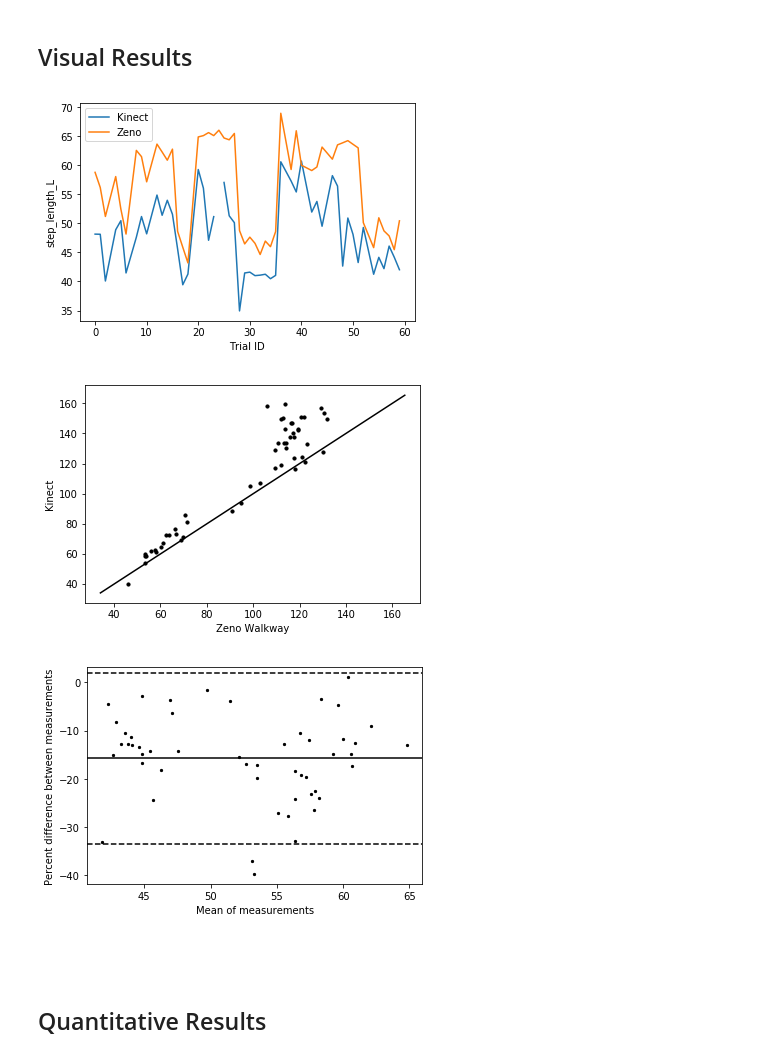
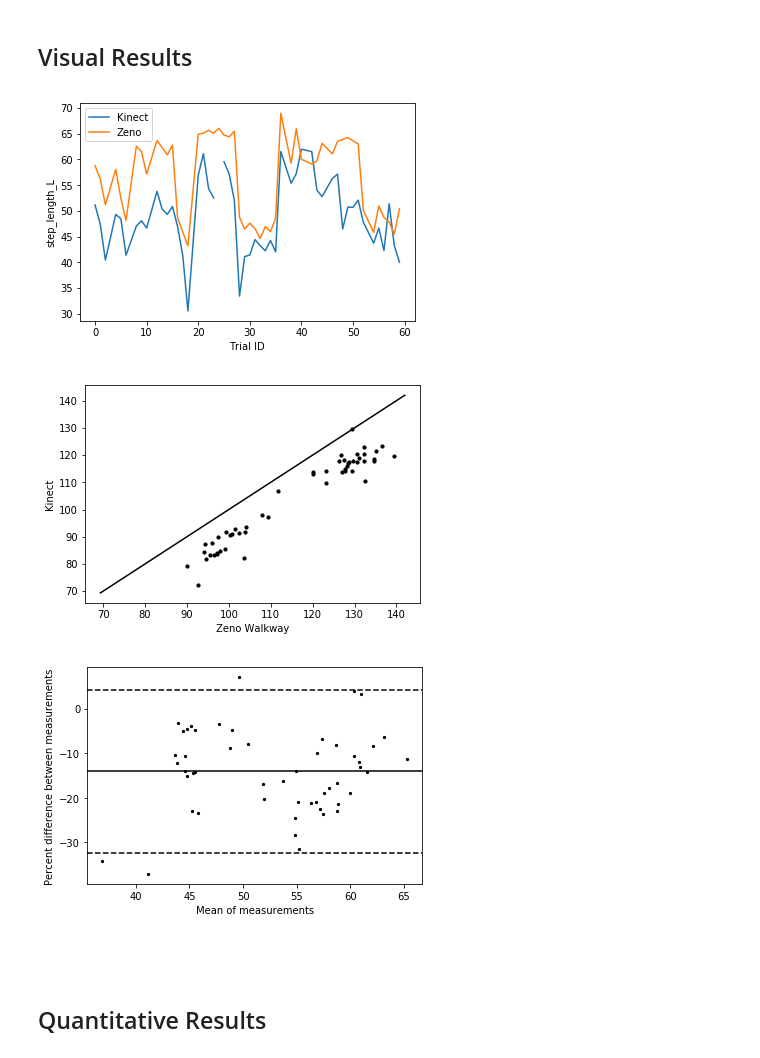
Before and after one commit to ajhynes7/side-view-depth-gait, a Jupyter notebook: notebooks/analysis.ipynb, the cells around one changed output. Drawn from its saved outputs; the diff is of its cells as text; code cells hidden in the pictures.

Commit message:
Update kinect_gait_metrics. Code can now be run.

```diff
--- a/notebooks/analysis.ipynb
+++ b/notebooks/analysis.ipynb
@@ -42,9 +42,9 @@ df_z = df_total.filter(like='_z')
 df_k = df_k.rename(columns=lambda x: str(x)[:-2])
 df_z = df_z.rename(columns=lambda x: str(x)[:-2])
 
-# Add file names to individual DataFrames
-df_k['File'] = df_match.Kinect
-df_z['File'] = df_match.Zeno
+# Group by gait metric without suffix
+df_k_grouped = df_k.groupby(lambda x: x[:-2], axis=1).mean()
+df_z_grouped = df_z.groupby(lambda x: x[:-2], axis=1).mean()
 # %% [markdown]
 ## Visual Results
 # %%
@@ -61,18 +61,18 @@ plt.ylabel(metric)
 plt.legend(['Kinect', 'Zeno'])
 plt.show()
 # %% [output]
-[figure, old version]
+[figure, new version]
 # %%
 x_label, y_label = 'Zeno Walkway', 'Kinect'
-metric = 'stride_velocity_R'
+metric = 'stride_length_R'
 
 pl.compare_measurements(df_z[metric], df_k[metric], c='k', s=10)
 
 plt.xlabel(x_label)
 plt.ylabel(y_label)
 plt.show()
 # %% [output]
-[figure, old version]
+[figure, new version]
 # %%
 metric = 'step_length_L'
 
@@ -82,6 +82,6 @@ bland_obj = st.BlandAltman(df_k[metric], df_z[metric], percent=True)
 pl.plot_bland_altman(bland_obj.means, bland_obj.differences, bland_obj.bias,
                      bland_obj.limits_of_agreement, percent=True)
 # %% [output]
-[figure, old version]
+[figure, new version]
 # %% [markdown]
 ## Quantitative Results
```
Also changed, not shown: parts of 8 cells of this notebook, 5 other files.
